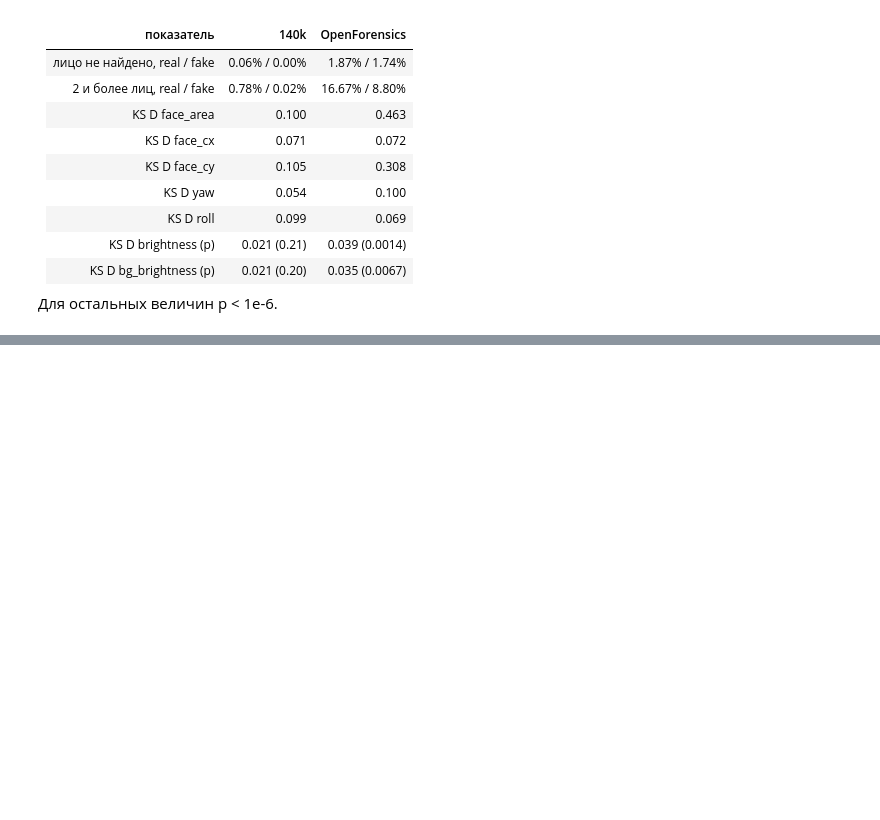
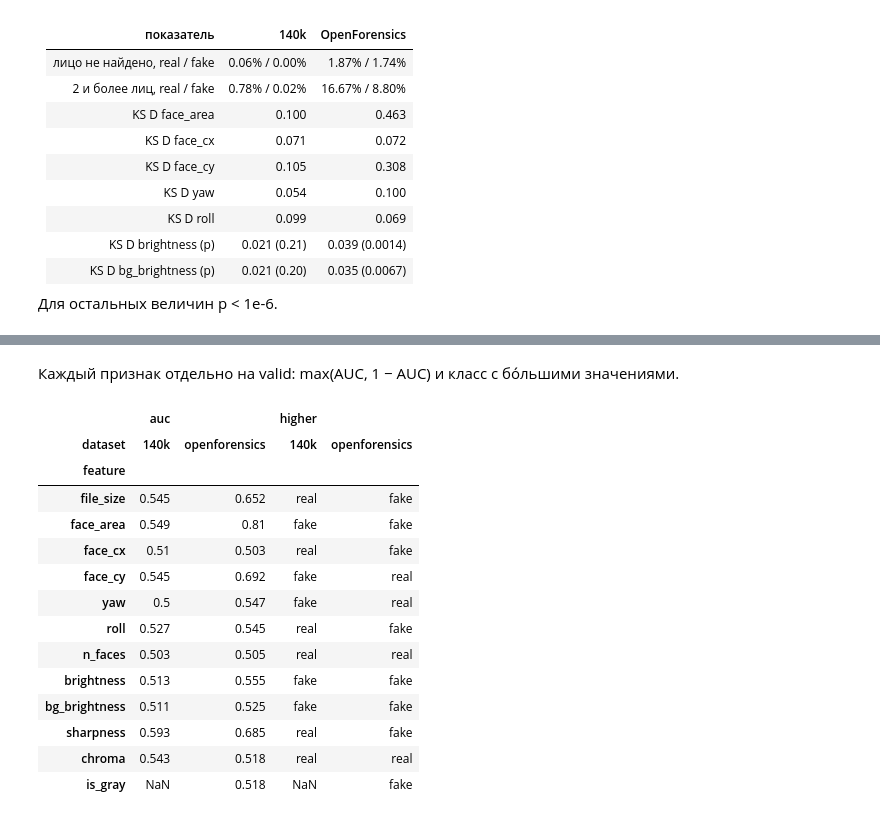
Before and after one commit to ayazvaliev/35-Deepfake-image-detection-project-HSE-26, a Jupyter notebook: notebooks/eda_140k.ipynb, the cells around one changed output, grey strips where cells are left out. Saved outputs shown, nothing was run; the diff lists cells and outputs as text; code cells hidden in the pictures; blank space fills up the shorter version.

```diff
--- a/notebooks/eda_140k.ipynb
+++ b/notebooks/eda_140k.ipynb
@@ -415,0 +503,20 @@ for name, mask in [("face_area < 0.22", of_fake_train["face_area"] < 0.22), ("fa
+# %% [markdown]
+Каждый признак отдельно на valid: max(AUC, 1 − AUC) и класс с бо́льшими значениями.
+# %%
+feature_auc(cheat).pivot(index="feature", columns="dataset", values=["auc", "higher"]).loc[FEATURE_GROUPS["all"]]
+# %% [output]
+|  | auc |  | higher |  |
+| dataset | 140k | openforensics | 140k | openforensics |
+| feature |  |  |  |  |
+| file_size | 0.545 | 0.652 | real | fake |
+| face_area | 0.549 | 0.81 | fake | fake |
+| face_cx | 0.51 | 0.503 | real | fake |
+| face_cy | 0.545 | 0.692 | fake | real |
+| yaw | 0.5 | 0.547 | fake | real |
+| roll | 0.527 | 0.545 | real | fake |
+| n_faces | 0.503 | 0.505 | real | real |
+| brightness | 0.513 | 0.555 | fake | fake |
+| bg_brightness | 0.511 | 0.525 | fake | fake |
+| sharpness | 0.593 | 0.685 | real | fake |
+| chroma | 0.543 | 0.518 | real | real |
+| is_gray | NaN | 0.518 | NaN | fake |
```
Also changed, not shown: parts of 26 cells of this notebook, 2 other files.
